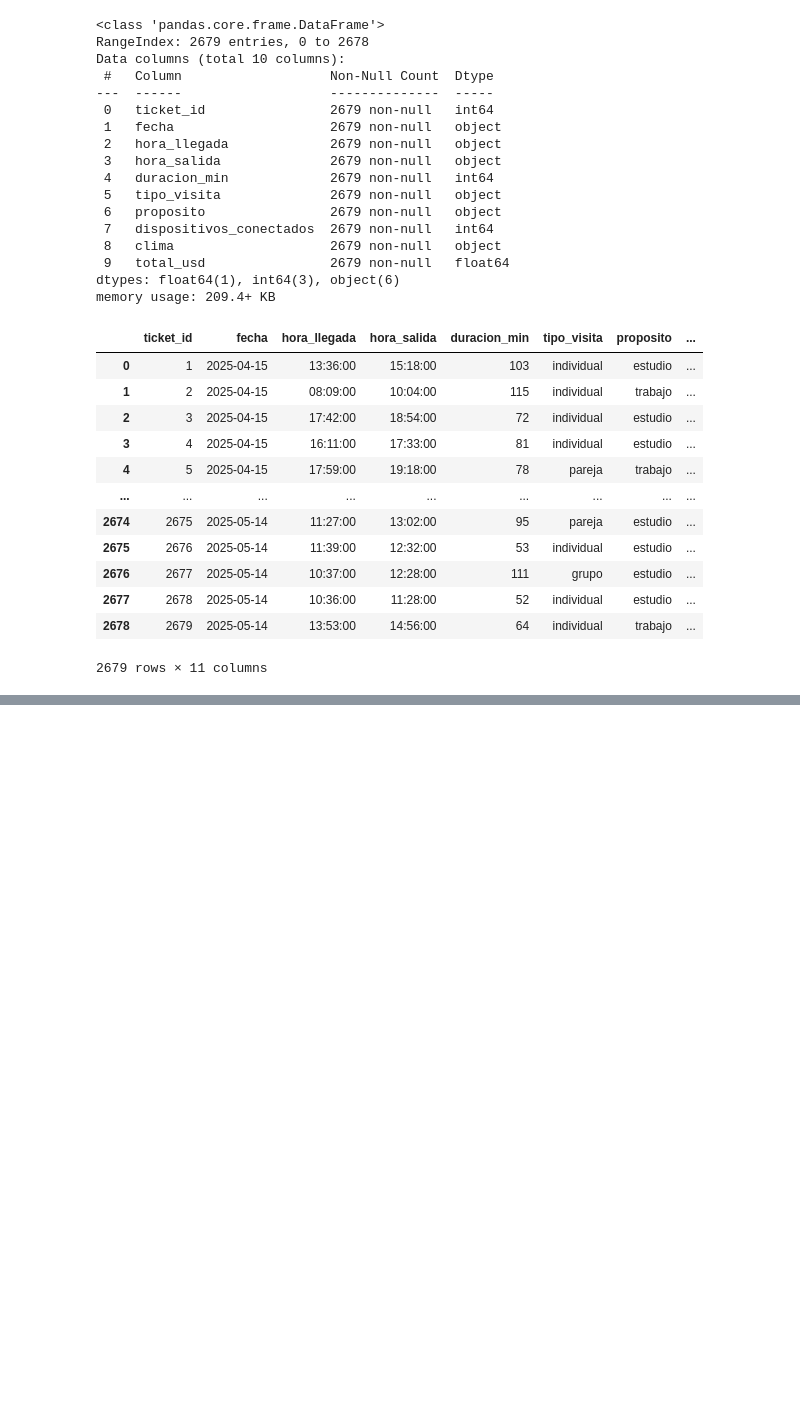
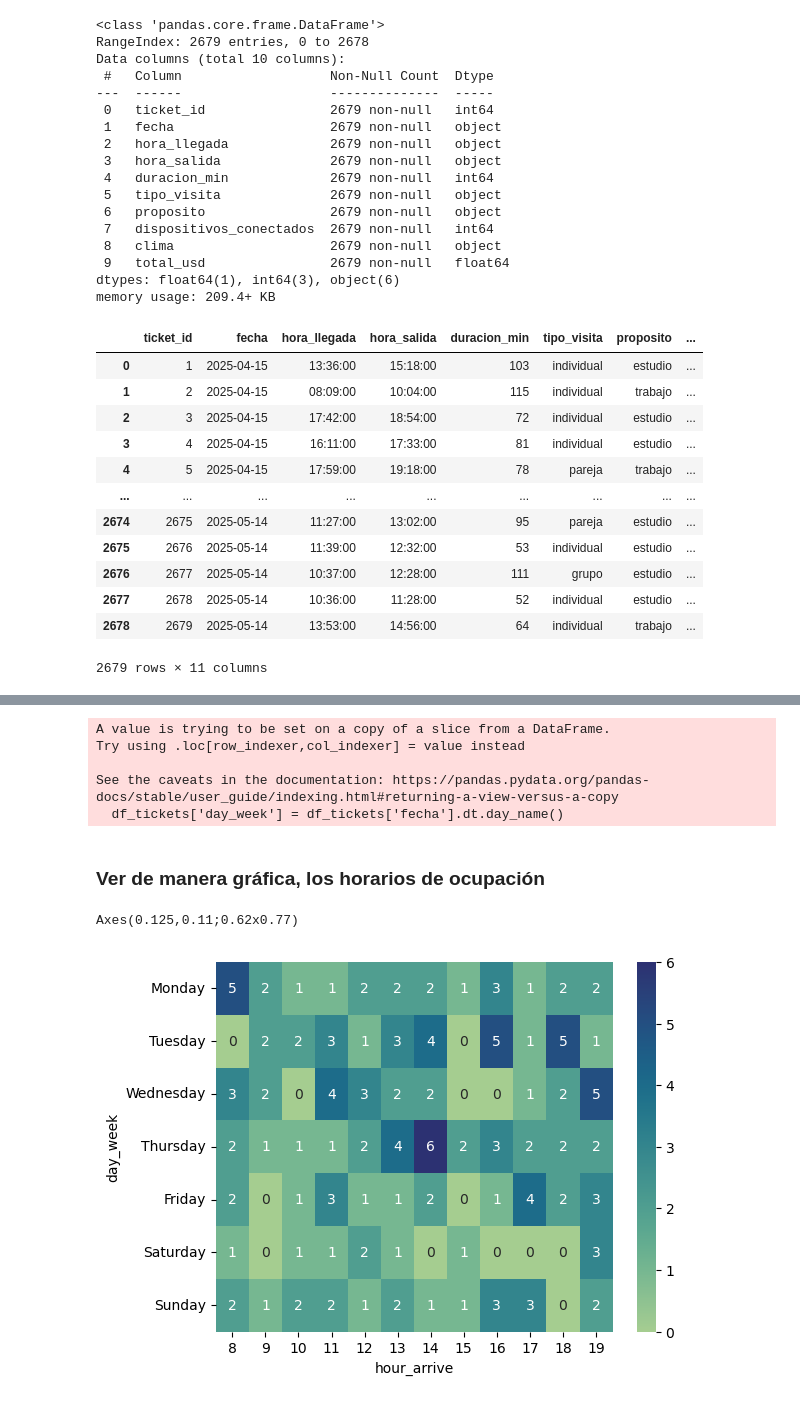
Before and after one commit to leon-mtz07/An-lisis-del-Comportamiento-de-Clientes-en-un-Espacio-de-Trabajo-y-Estudio, a Jupyter notebook: data-analysis.ipynb, the cells around one changed output, grey strips where cells are left out. Drawn from its saved outputs; the diff is of its cells as text; code cells hidden in the pictures; blank space fills up the shorter version.

```diff
--- a/data-analysis.ipynb
+++ b/data-analysis.ipynb
@@ -125,0 +137,39 @@ df_tickets
+# %%
+df_tickets['day_week'] = df_tickets['fecha'].dt.day_name()
+# %% [output]
+A value is trying to be set on a copy of a slice from a DataFrame.
+Try using .loc[row_indexer,col_indexer] = value instead
+
+See the caveats in the documentation: https://pandas.pydata.org/pandas-docs/stable/user_guide/indexing.html#returning-a-view-versus-a-copy
+  df_tickets['day_week'] = df_tickets['fecha'].dt.day_name()
+# %% [markdown]
+### Ver de manera gráfica, los horarios de ocupación
+# %%
+# Mostrando horarios de ocupación de acuerdo a su tipo de visita y propósito
+def schedule_type(visit_type : str, purpose : str = None):
+    """
+    Esta función ayudará a crear mapas de calor de acuerdo a dos columnas categoricas, creará mapas de calor para ver el horario y ver en que hora se ocupan más o están desocupados
+    """
+
+    if purpose is None:
+        df_data = df_tickets[df_tickets['tipo_visita'] == visit_type]
+
+        df_group = df_data.groupby(['day_week', 'hour_arrive']).size().unstack(fill_value=0)
+        days_order = ['Monday', 'Tuesday', 'Wednesday', 'Thursday', 'Friday', 'Saturday', 'Sunday']
+        df_group = df_group.reindex(days_order)
+
+        print(sns.heatmap(data=df_group, annot=True, cmap='crest'))
+
+    else:
+        df_data = df_tickets[(df_tickets['tipo_visita'] == visit_type) & (df_tickets['proposito'] == purpose)]
+
+        df_group = df_data.groupby(['day_week', 'hour_arrive']).size().unstack(fill_value=0)
+        days_order = ['Monday', 'Tuesday', 'Wednesday', 'Thursday', 'Friday', 'Saturday', 'Sunday']
+        df_group = df_group.reindex(days_order)
+
+        print(sns.heatmap(data=df_group, annot=True, cmap='crest'))
+# %%
+schedule_type('grupo', 'trabajo')
+# %% [output]
+Axes(0.125,0.11;0.62x0.77)
+[figure, added]
```
Also changed, not shown: parts of 8 cells of this notebook.
